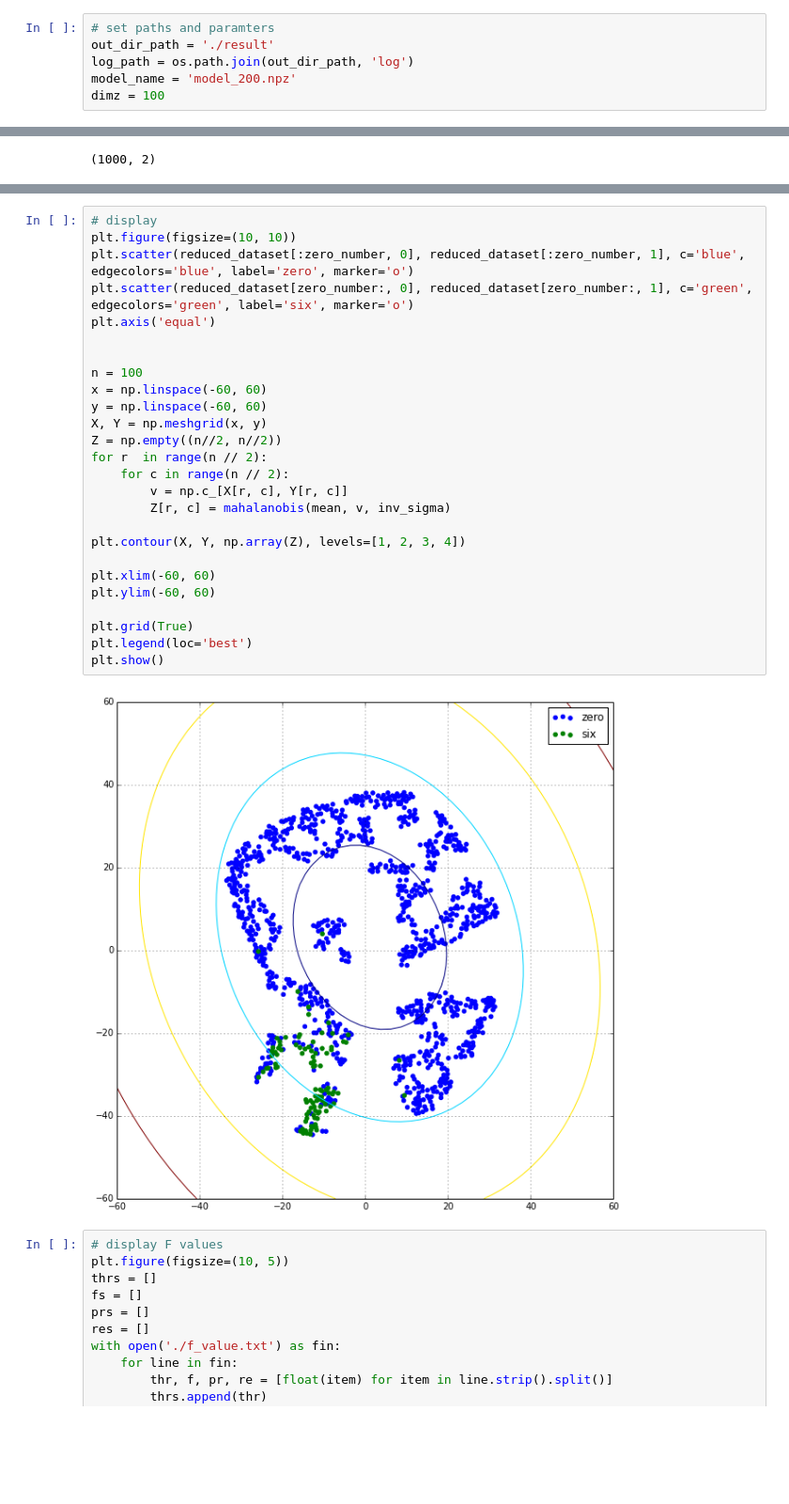
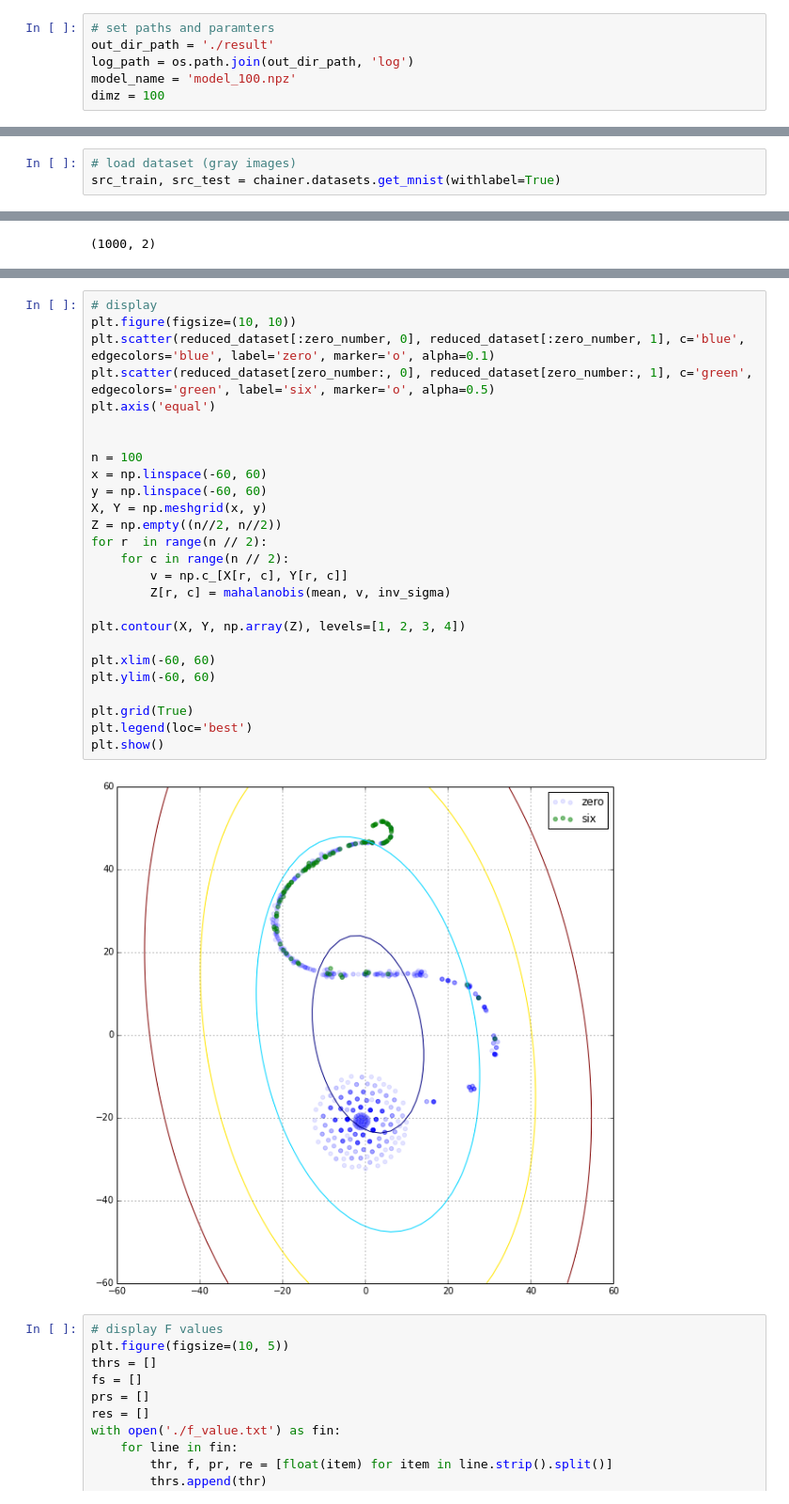
Before and after one commit to seiya-kumada/vae, a Jupyter notebook: draw_results_with_specified_label_2.ipynb, the cells around one changed output, grey strips where cells are left out. Shown at 94% size. Cells and saved outputs as stored; diff of their text form; blank space fills up the shorter version.

```diff
--- a/draw_results_with_specified_label_2.ipynb
+++ b/draw_results_with_specified_label_2.ipynb
@@ -11,7 +11,7 @@ from train_vae_with_specified_label import *
 # set paths and paramters
 out_dir_path = './result'
 log_path = os.path.join(out_dir_path, 'log')
-model_name = 'model_200.npz'
+model_name = 'model_100.npz'
 dimz = 100
 # %%
 # load a model
@@ -31,3 +23,6 @@ src_test = np.load(TEST_PATH)
+# %%
+# load dataset (gray images)
+src_train, src_test = chainer.datasets.get_mnist(withlabel=True)
 # %%
 # extract specified labels
 specified_label = 0
@@ -268,31 +269,31 @@ average_inlier_dist 1.35780230433
 # %%
 # display
 plt.figure(figsize=(10, 10))
-plt.scatter(reduced_dataset[:zero_number, 0], reduced_dataset[:zero_number, 1], c='blue', edgecolors='blue', label='zero', marker='o')
-plt.scatter(reduced_dataset[zero_number:, 0], reduced_dataset[zero_number:, 1], c='green', edgecolors='green', label='six', marker='o')
+plt.scatter(reduced_dataset[:zero_number, 0], reduced_dataset[:zero_number, 1], c='blue', edgecolors='blue', label='zero', marker='o', alpha=0.1)
+plt.scatter(reduced_dataset[zero_number:, 0], reduced_dataset[zero_number:, 1], c='green', edgecolors='green', label='six', marker='o', alpha=0.5)
 plt.axis('equal')
 
 
 n = 100
 x = np.linspace(-60, 60)
 y = np.linspace(-60, 60)
 X, Y = np.meshgrid(x, y)
 Z = np.empty((n//2, n//2))
 for r  in range(n // 2):
     for c in range(n // 2):
         v = np.c_[X[r, c], Y[r, c]]
         Z[r, c] = mahalanobis(mean, v, inv_sigma)
 
 plt.contour(X, Y, np.array(Z), levels=[1, 2, 3, 4])
 
 plt.xlim(-60, 60)
 plt.ylim(-60, 60)
 
 plt.grid(True)
 plt.legend(loc='best')
 plt.show()
 # %% [output]
-[figure, old version]
+[figure, new version]
 # %%
 # display F values
 plt.figure(figsize=(10, 5))
```
Also changed, not shown: parts of 16 cells of this notebook, 4 other files.
